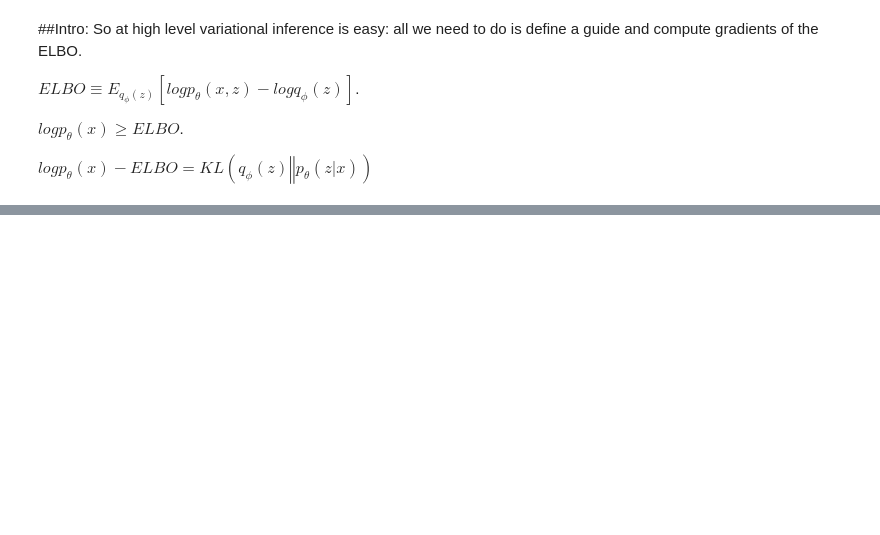
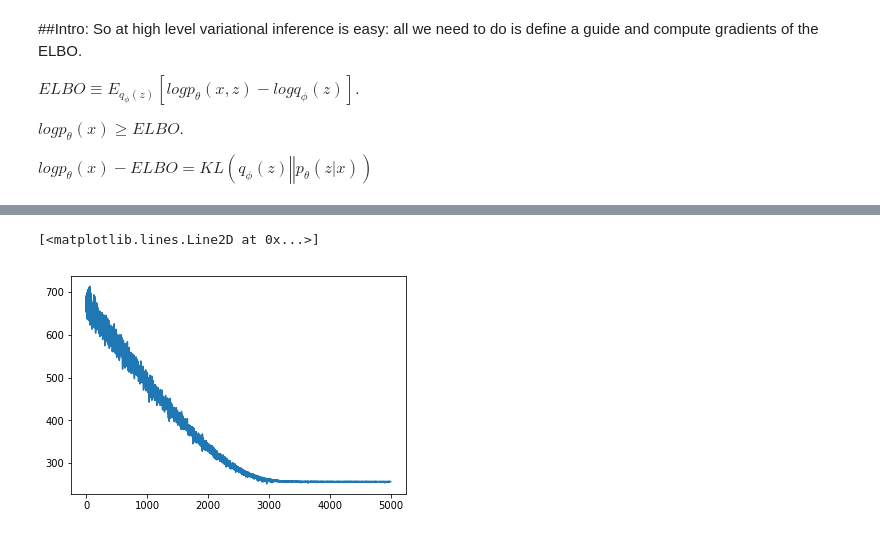
Before and after one commit to maxsonate/probabilisticModeling, a Jupyter notebook: examples/Variational Inference.ipynb, the cells around one changed output, grey strips where cells are left out. Cells and saved outputs as stored; diff of their text form; code cells hidden in the pictures; blank space fills up the shorter version.

```diff
--- a/examples/Variational Inference.ipynb
+++ b/examples/Variational Inference.ipynb
@@ -20,12 +20,13 @@ import pyro.distributions as dist
 import matplotlib.pyplot as pyplot
 import scipy.stats
 import numpy as np
+from tqdm import tqdm
 
 data = []
-for _ in range(60):
+for _ in range(100):
+    data.append(torch.tensor(0.0))
+for _ in range(400):
     data.append(torch.tensor(1.0))
-for _ in range(40):
-    data.append(torch.tensor(1.0))
 # %%
 def model(data):
     alpha0 = torch.tensor(10.0)
@@ -40,9 +41,9 @@ def model(data):
 # %%
 def guide(data):
     #Register two variational parameters with Pyro.
-    alpha_q = pyro.param('alpha_q', torch.tensor(15.0), constraint = constraints.positive)
-    beta_q = pyro.param('beta_q', torch.tensor(15.0), constraint = constraints.positive)
-    return pyro.sample('latent_fairness', dist.Beta(alpha_q, beta_q))
+    alpha_q = pyro.param('alpha_q', torch.tensor(0.2), constraint = constraints.positive)
+    beta_q = pyro.param('beta_q', torch.tensor(.01), constraint = constraints.positive)
+    return pyro.sample('latent_fairness',dist.Normal(alpha_q, beta_q))
 # %%
 adam_params = {'lr':0.0005, 'betas':(0.9, 0.999)}
 optimizer = Adam(adam_params)
@@ -58,9 +59,9 @@ pyro.enable_validation(True)
 
 # clear the param store in case we're in a REPL
 pyro.clear_param_store()
-
-for step in range(n_steps):
-    svi.step(data)
+losses = []
+for step in tqdm(range(n_steps)):
+    losses.append(svi.step(data))
     if step % 100 == 0:
         print('.', end='')
 # %% [output]
@@ -68,3 +81,8 @@ for step in range(n_steps):
+# %%
+pyplot.plot(losses)
+# %% [output]
+[<matplotlib.lines.Line2D at 0x...>]
+[figure, added]
 # %%
 #extract the learned parameters:
 alpha_q = pyro.param('alpha_q').item()
```
Also changed, not shown: parts of 12 cells of this notebook.
